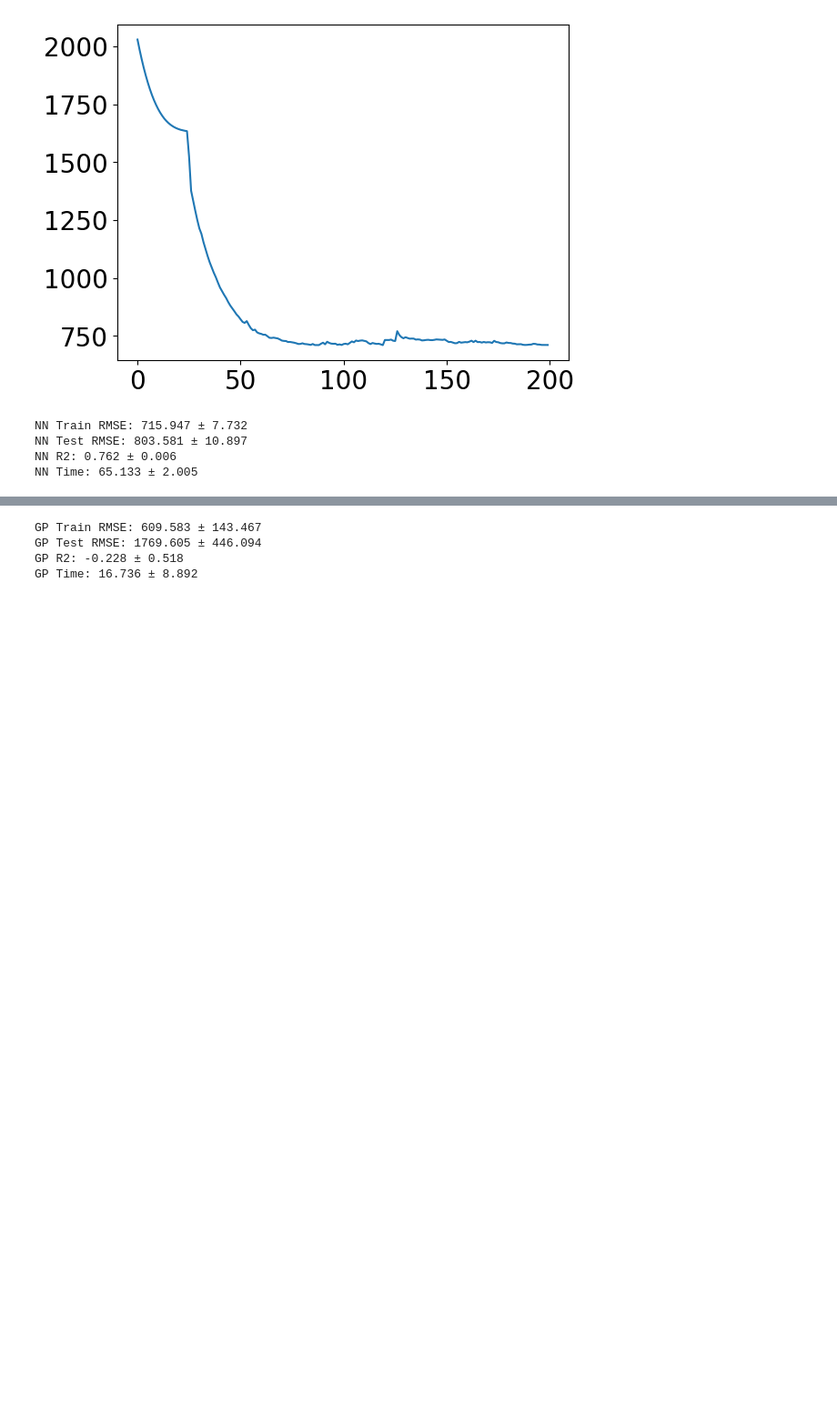
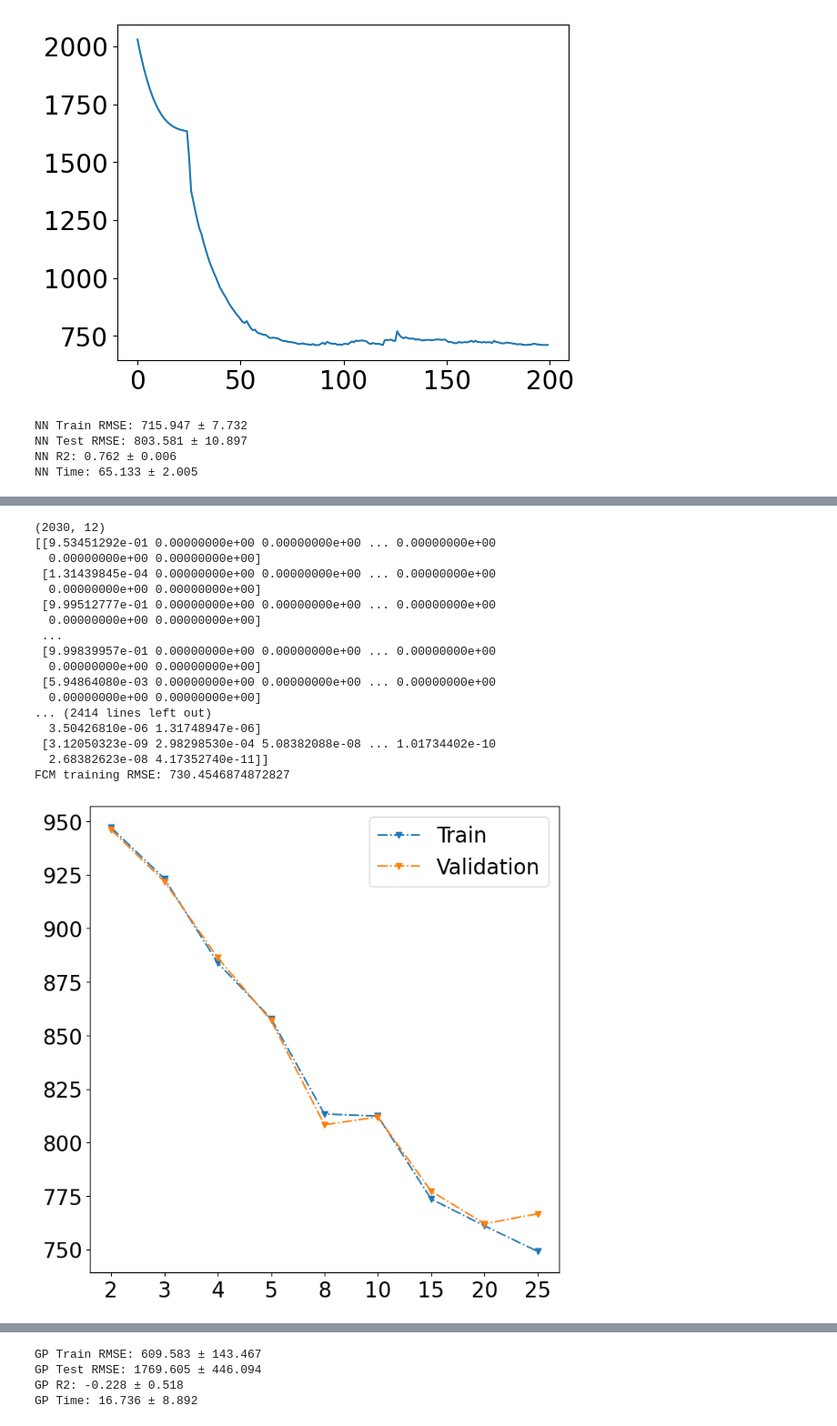
Before and after one commit to yfen3/WindSpeedApproximation, a Jupyter notebook: Exp27_3_solar2_data_ts_nn_gpr_from_ts.ipynb, the cells around one changed output, grey strips where cells are left out. Shown at 91% size. Saved outputs shown, nothing was run; the diff lists cells and outputs as text; code cells hidden in the pictures; blank space fills up the shorter version.

```diff
--- a/Exp27_3_solar2_data_ts_nn_gpr_from_ts.ipynb
+++ b/Exp27_3_solar2_data_ts_nn_gpr_from_ts.ipynb
@@ -207,3 +262,57 @@ def ts_relu_wrapper(pred):
+# %%
+# Use validation to get the optimal number of rules
+tsc_cv_train_accuracy = []
+tsc_cv_val_accuracy = []
+
+kf = KFold(n_splits=number_of_folds)
+
+for number_of_rules in number_of_rules_array:
+    for i, (train_index, test_index) in enumerate(kf.split(x_train)):
+        ts_model = TsModel_constant.TsModel_constant(number_of_rules, fuzzification_coefficient=1.2)
+
+        start_time = time.time()
+        ts_model.fit(x_train[train_index], y_train[train_index])
+        time_used = time.time() - start_time
+
+        tsc_train_pred = ts_relu_wrapper(ts_model.predict(x_train[train_index]))
+        tsc_val_pred = ts_relu_wrapper(ts_model.predict(x_train[test_index]))
+
+        train_rmse = root_mean_squared_error(y_train[train_index], tsc_train_pred)
+        val_rmse = root_mean_squared_error(y_train[test_index], tsc_val_pred)
+
+        tsc_cv_train_accuracy.append(train_rmse)
+        tsc_cv_val_accuracy.append(val_rmse)
+
+
+# Plot the results
+number_of_rules_array_strings = [str(number) for number in number_of_rules_array]
+
+fig, ax = plt.subplots(figsize=(8,8))
+ax.plot(number_of_rules_array_strings, np.mean(np.array(tsc_cv_train_accuracy).reshape(-1, 10), axis=1), '-.v', label='Train')
+ax.plot(number_of_rules_array_strings, np.mean(np.array(tsc_cv_val_accuracy).reshape(-1, 10), axis=1), '-.v', label='Validation')
+
+
+plt.legend()
+plt.show()
+# %% [output]
+(2030, 12)
+[[9.53451292e-01 0.00000000e+00 0.00000000e+00 ... 0.00000000e+00
+  0.00000000e+00 0.00000000e+00]
+ [1.31439845e-04 0.00000000e+00 0.00000000e+00 ... 0.00000000e+00
+  0.00000000e+00 0.00000000e+00]
+ [9.99512777e-01 0.00000000e+00 0.00000000e+00 ... 0.00000000e+00
+  0.00000000e+00 0.00000000e+00]
+ ...
+ [9.99839957e-01 0.00000000e+00 0.00000000e+00 ... 0.00000000e+00
+  0.00000000e+00 0.00000000e+00]
+ [5.94864080e-03 0.00000000e+00 0.00000000e+00 ... 0.00000000e+00
+  0.00000000e+00 0.00000000e+00]
+... (2414 lines left out)
+  3.50426810e-06 1.31748947e-06]
+ [3.12050323e-09 2.98298530e-04 5.08382088e-08 ... 1.01734402e-10
+  2.68382623e-08 4.17352740e-11]]
+FCM training RMSE: 730.4546874872827
+[figure, added]
 # %%
 
 # TS with linear conclusion
```
Also changed, not shown: parts of 12 cells of this notebook, 6 other files.
